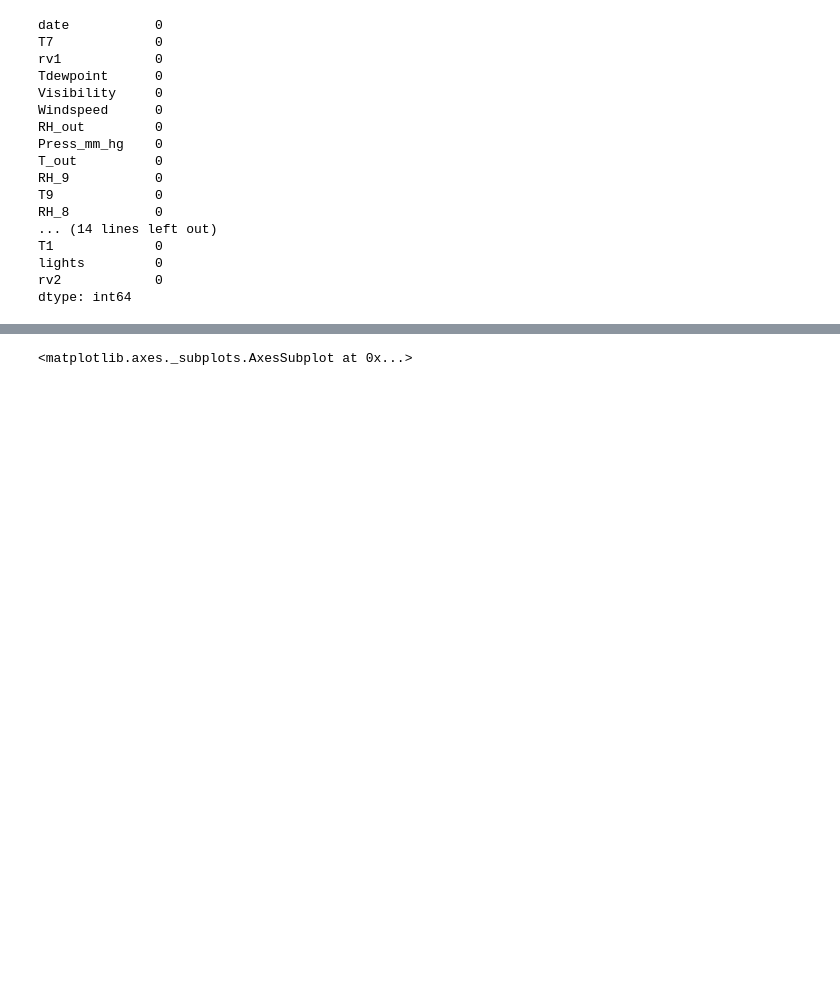
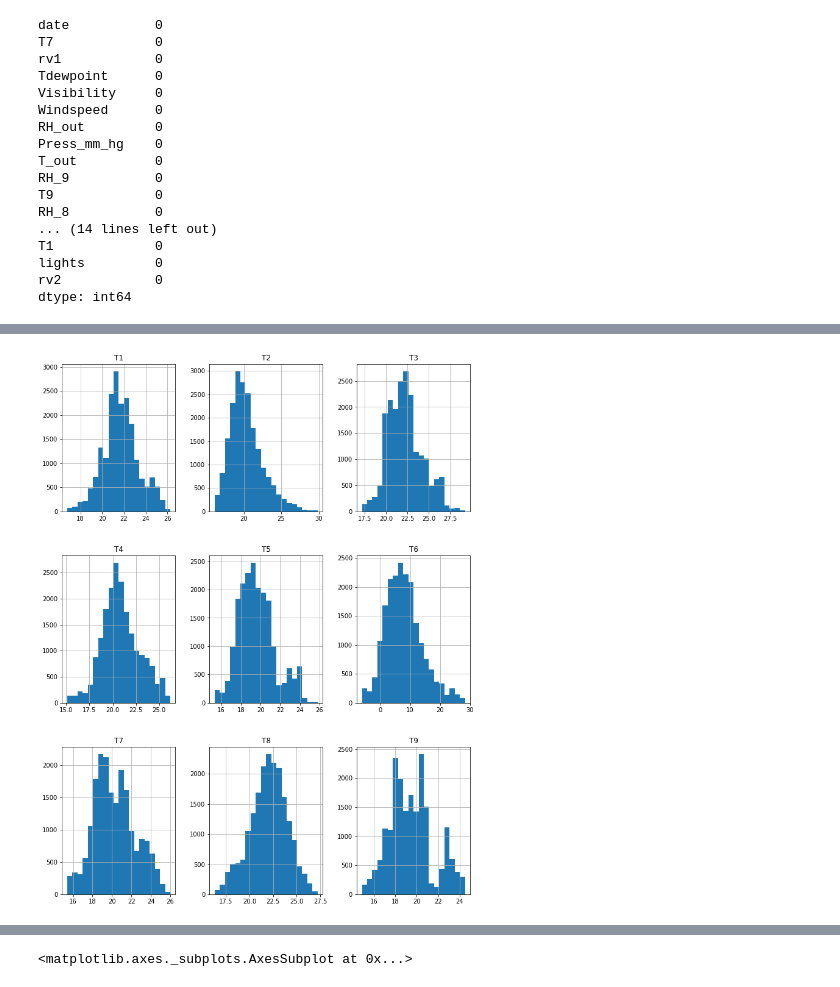
Before and after one commit to Mmbsaksd/Airbnb-EDA-Analysis, a Jupyter notebook: Appliance_Energy_Prediction.ipynb, the cells around one changed output, grey strips where cells are left out. Drawn from its saved outputs; the diff is of its cells as text; code cells hidden in the pictures; blank space fills up the shorter version.

```diff
--- a/Appliance_Energy_Prediction.ipynb
+++ b/Appliance_Energy_Prediction.ipynb
@@ -69,0 +78,5 @@ eng_df.drop(['date','lights'],axis=1, inplace=True)
+# %%
+plt.rcParams['figure.figsize'] = (18,5)
+plt.plot(eng_df.date, eng_df.Appliances)
+plt.xticks(rotation = 45)
+plt.show()
@@ -69,0 +92,4 @@ eng_df.drop(['date','lights'],axis=1, inplace=True)
+# %%
+#Checking the Temperature variation
+cols_temp = eng_df[['T1','T2','T3','T4','T5','T6','T7','T8','T9']]
+cols_temp.describe()
@@ -69,0 +106,5 @@ eng_df.drop(['date','lights'],axis=1, inplace=True)
+# %%
+#Ploting histogram for Temperatures for understanding distribution
+cols_temp.hist(bins=20,figsize= (12,16));
+# %% [output]
+[figure, added]
```
Also changed, not shown: parts of 22 cells of this notebook.
